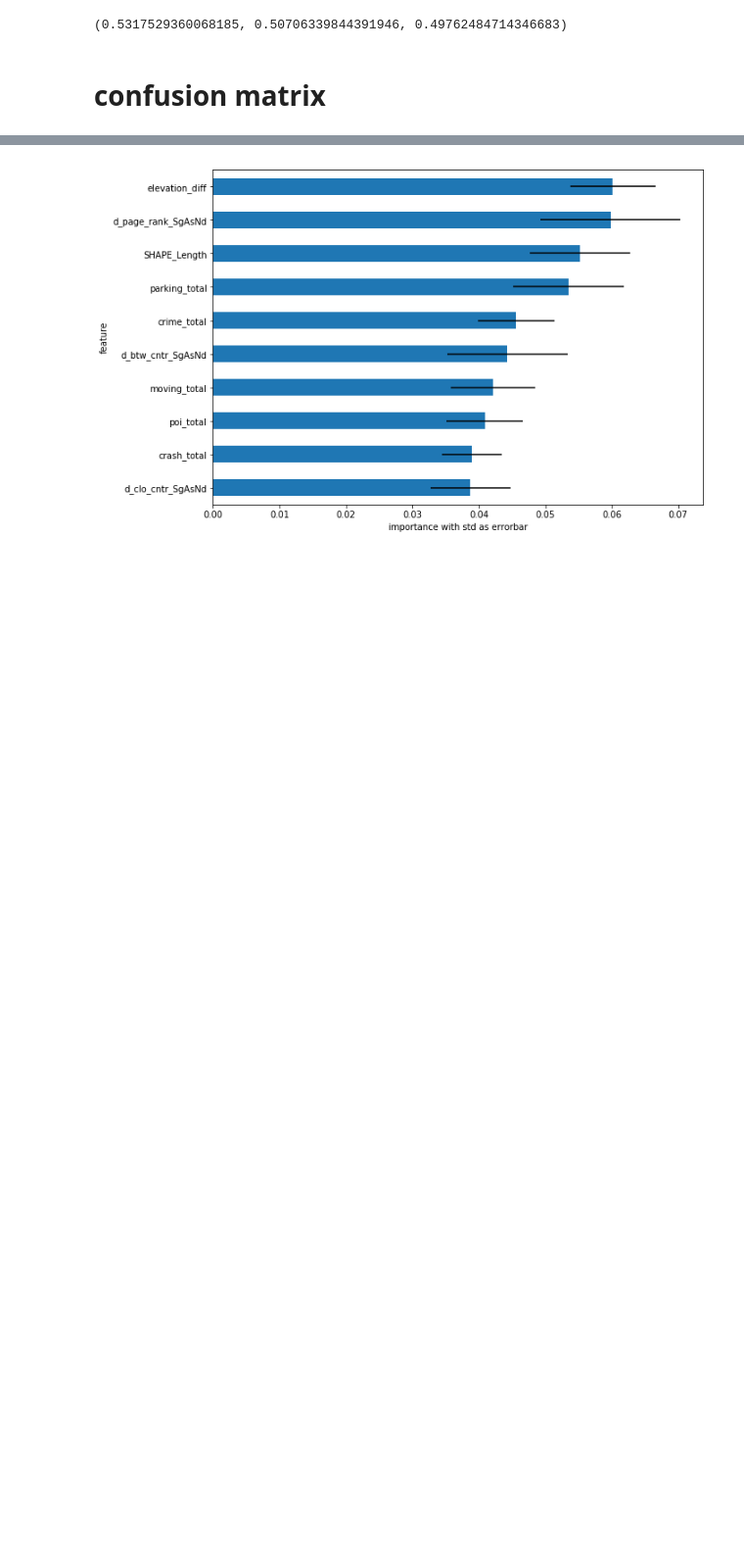
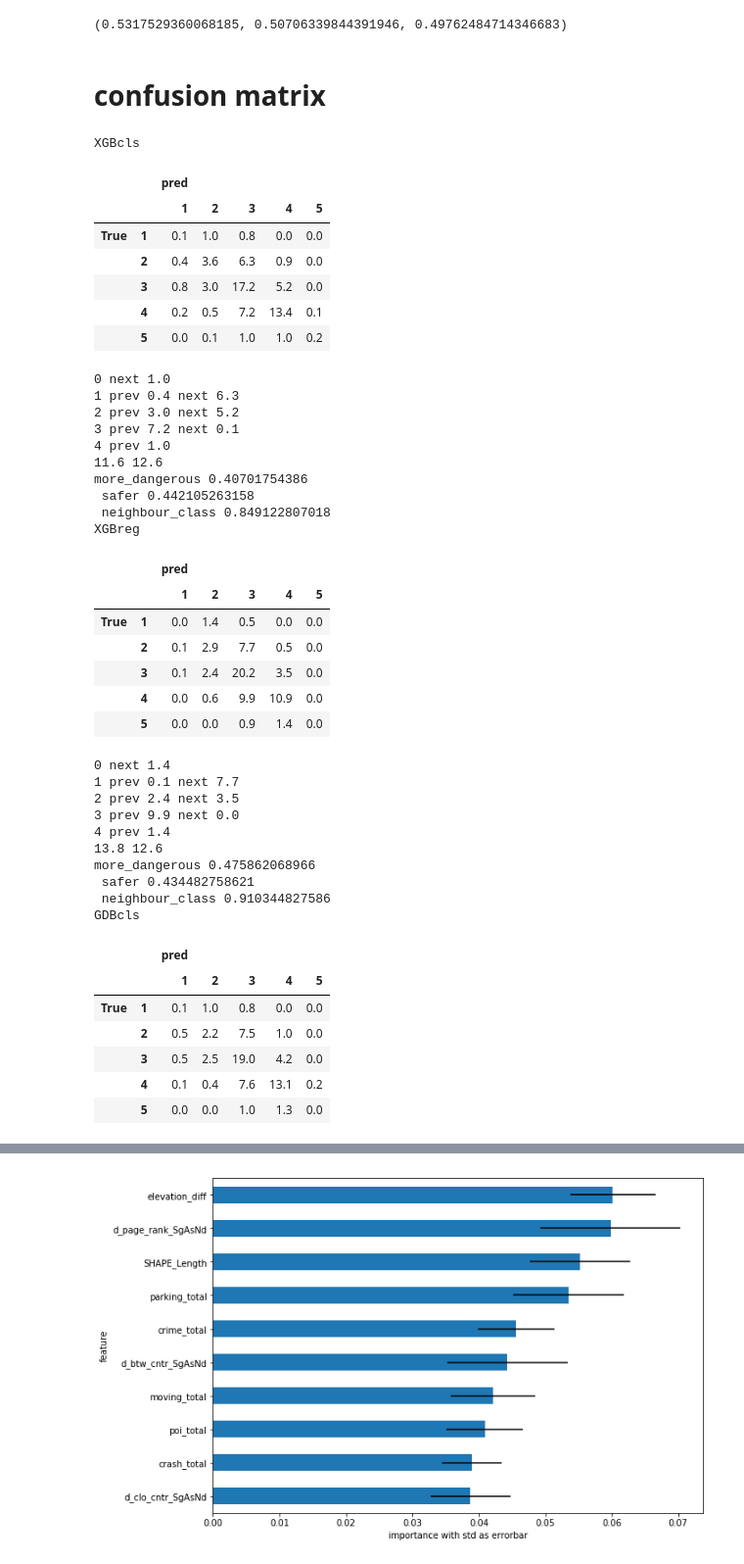
Before and after one commit to JHWu92/cysf_pred, a Jupyter notebook: report EXP2.ipynb, the cells around one changed output, grey strips where cells are left out. Shown: that part at 98% size. Drawn from its saved outputs; the diff is of its cells as text; code cells hidden in the pictures; blank space fills up the shorter version.

```diff
--- a/report EXP2.ipynb
+++ b/report EXP2.ipynb
@@ -121,0 +124,22 @@ for total_or_not, name in combo:
+# %%
+def cal_neighbor_miss_pcnt(cfsn):
+    non_dia = pd.DataFrame(np.where(np.eye(np.min(cfsn.shape)), np.nan, cfsn.values), cfsn.index, cfsn.columns)
+    sum_missed_classified = non_dia.sum().sum()
+
+    sum_next_class = 0
+    sum_prev_class = 0
+    for i in range(cfsn.shape[0]):
+        print(i, end=' ')
+        if i>0:
+            prev_class = cfsn.iloc[i, i-1]
+            sum_prev_class+=prev_class
+            print('prev', prev_class,end=' ')
+        if i+1<cfsn.shape[0]:
+            next_class = cfsn.iloc[i, i+1]
+            sum_next_class+=next_class
+            print('next', next_class,end=' ')
+        print()
+    print(sum_prev_class, sum_next_class)
+    print('more_dangerous', sum_prev_class/sum_missed_classified, '\n',
+          'safer', sum_next_class/sum_missed_classified, '\n',
+          'neighbour_class', (sum_prev_class+sum_next_class)/sum_missed_classified)
@@ -121,0 +148,50 @@ for total_or_not, name in combo:
+# %%
+for total_or_not, name in combo:
+    print(name)
+    total_or_type = {'TOTAL': 'total', 'NO_TOTAL': 'type'}[total_or_not]
+    cfsn = pd.read_csv('deliverables/EXP2 average_confusion_matrix_%s_%s.csv' % (name, total_or_type), index_col=[0,1], header=[0,1])
+    display(cfsn)
+    cal_neighbor_miss_pcnt(cfsn)
+# %% [output]
+XGBcls
+|  |  | pred |  |  |  |  |
+|  |  | 1 | 2 | 3 | 4 | 5 |
+| True | 1 | 0.1 | 1.0 | 0.8 | 0.0 | 0.0 |
+|  | 2 | 0.4 | 3.6 | 6.3 | 0.9 | 0.0 |
+|  | 3 | 0.8 | 3.0 | 17.2 | 5.2 | 0.0 |
+|  | 4 | 0.2 | 0.5 | 7.2 | 13.4 | 0.1 |
+|  | 5 | 0.0 | 0.1 | 1.0 | 1.0 | 0.2 |
+0 next 1.0
+1 prev 0.4 next 6.3
+2 prev 3.0 next 5.2
+3 prev 7.2 next 0.1
+4 prev 1.0
+11.6 12.6
+more_dangerous 0.40701754386
+ safer 0.442105263158
+ neighbour_class 0.849122807018
+XGBreg
+|  |  | pred |  |  |  |  |
+|  |  | 1 | 2 | 3 | 4 | 5 |
+| True | 1 | 0.0 | 1.4 | 0.5 | 0.0 | 0.0 |
+|  | 2 | 0.1 | 2.9 | 7.7 | 0.5 | 0.0 |
+|  | 3 | 0.1 | 2.4 | 20.2 | 3.5 | 0.0 |
+|  | 4 | 0.0 | 0.6 | 9.9 | 10.9 | 0.0 |
+|  | 5 | 0.0 | 0.0 | 0.9 | 1.4 | 0.0 |
+0 next 1.4
+1 prev 0.1 next 7.7
+2 prev 2.4 next 3.5
+3 prev 9.9 next 0.0
+4 prev 1.4
+13.8 12.6
+more_dangerous 0.475862068966
+ safer 0.434482758621
+ neighbour_class 0.910344827586
+GDBcls
+|  |  | pred |  |  |  |  |
+|  |  | 1 | 2 | 3 | 4 | 5 |
+| True | 1 | 0.1 | 1.0 | 0.8 | 0.0 | 0.0 |
+|  | 2 | 0.5 | 2.2 | 7.5 | 1.0 | 0.0 |
+|  | 3 | 0.5 | 2.5 | 19.0 | 4.2 | 0.0 |
+|  | 4 | 0.1 | 0.4 | 7.6 | 13.1 | 0.2 |
+|  | 5 | 0.0 | 0.0 | 1.0 | 1.3 | 0.0 |
```
Also changed, not shown: parts of 5 cells of this notebook, 9 other files.
